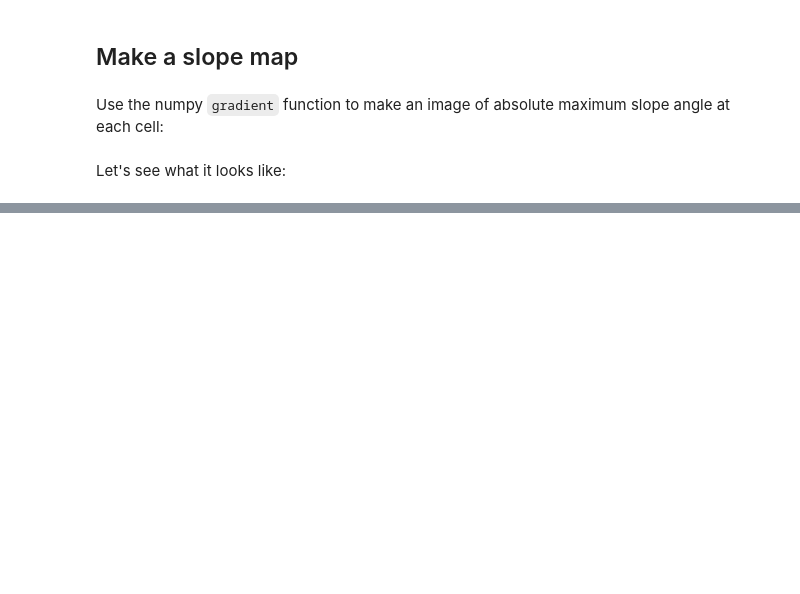
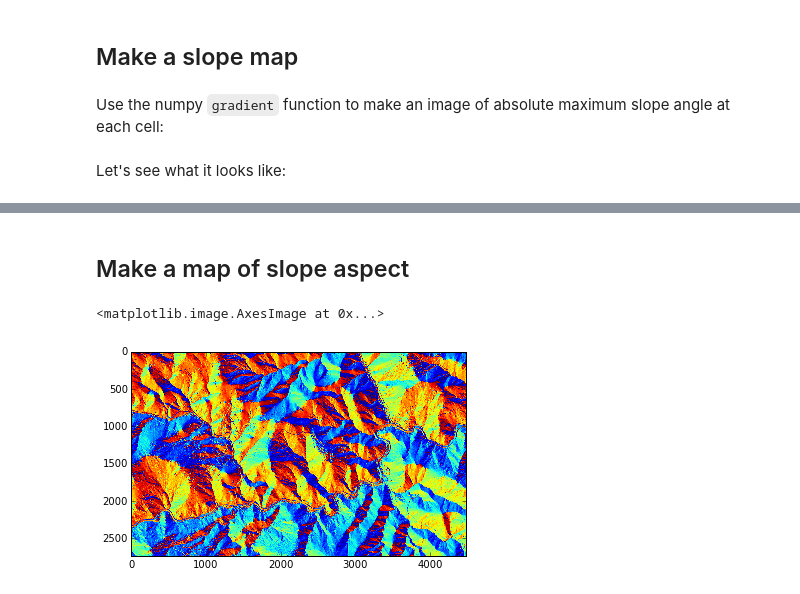
Before and after one commit to gregtucker/dem_analysis_with_gdal, a Jupyter notebook: dem_processing_with_gdal_python.ipynb, the cells around one changed output, grey strips where cells are left out. Drawn from its saved outputs; the diff is of its cells as text; code cells hidden in the pictures; blank space fills up the shorter version.

```diff
--- a/dem_processing_with_gdal_python.ipynb
+++ b/dem_processing_with_gdal_python.ipynb
@@ -65,0 +91,13 @@ plt.imshow(sb, vmin=0.0, vmax=1.0)
+# %% [markdown]
+## Make a map of slope aspect
+# %%
+def aspect(z):
+    """Calculate aspect from DEM."""
+    x, y = np.gradient(z)
+    return np.arctan2(-x, y)
+# %%
+ab = aspect(zb)
+plt.imshow(ab)
+# %% [output]
+<matplotlib.image.AxesImage at 0x...>
+[figure, added]
```
Also changed, not shown: parts of 21 cells of this notebook.
